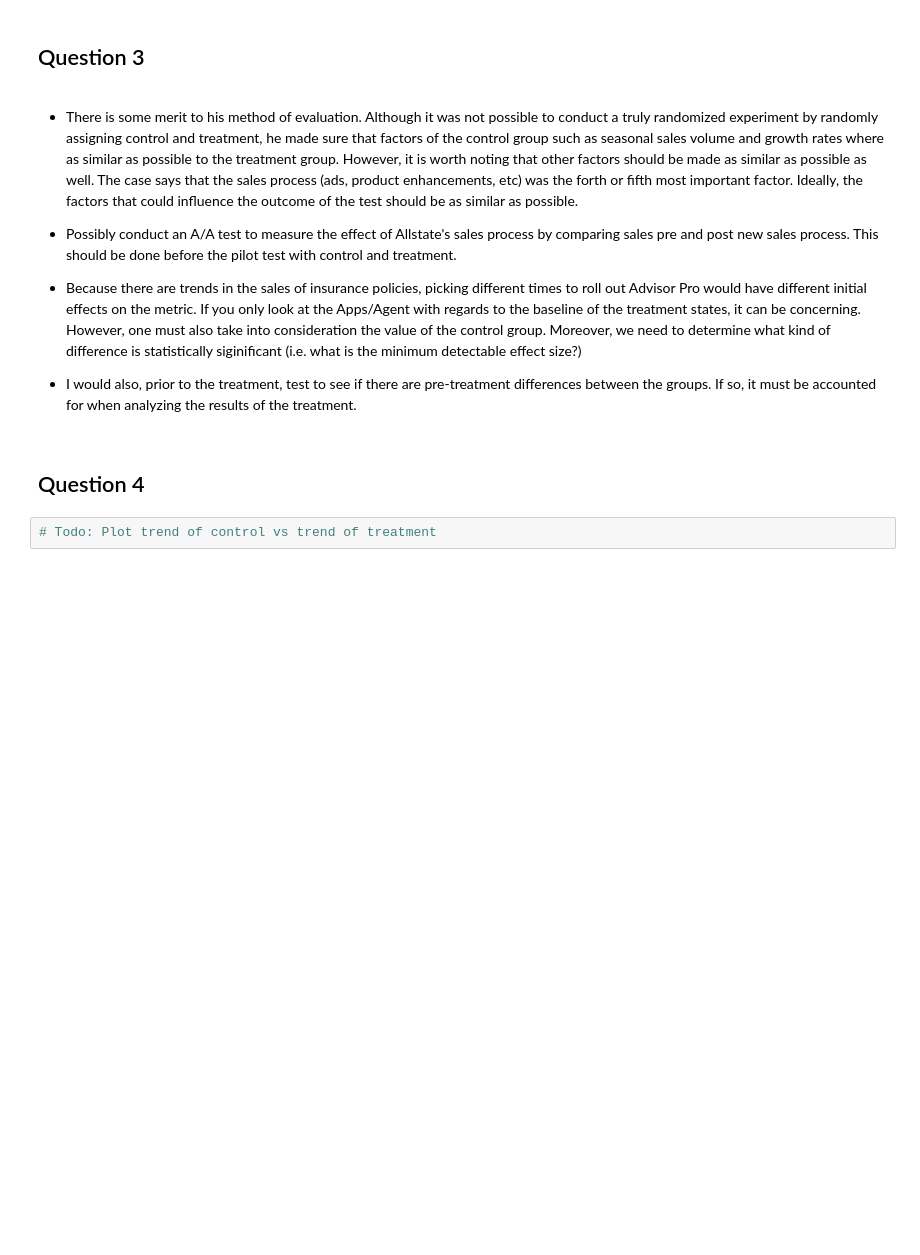
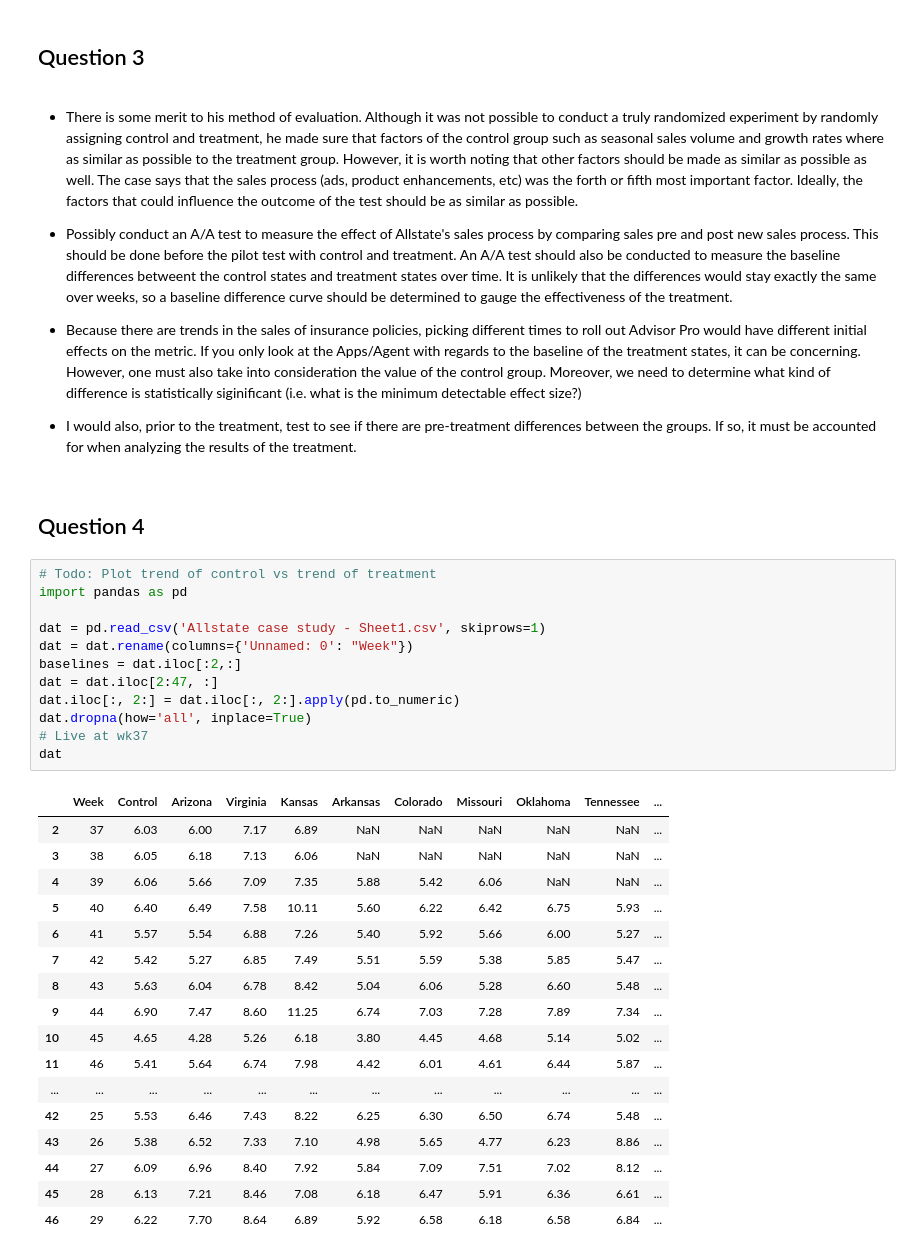
Before and after one commit to HenryLiang-123/MSiA_410, a Jupyter notebook: Allstate.ipynb, the cells around one changed output. Cells and saved outputs as stored; diff of their text form; blank space fills up the shorter version.

```diff
--- a/Allstate.ipynb
+++ b/Allstate.ipynb
@@ -11,12 +11,40 @@ Due to technology restraits, complexity, and sales volume, the rollout of this t
 # %% [markdown]
 - There is some merit to his method of evaluation. Although it was not possible to conduct a truly randomized experiment by randomly assigning control and treatment, he made sure that factors of the control group such as seasonal sales volume and growth rates where as similar as possible to the treatment group. However, it is worth noting that other factors should be made as similar as possible as well. The case says that the sales process (ads, product enhancements, etc) was the forth or fifth most important factor. Ideally, the factors that could influence the outcome of the test should be as similar as possible.
 
-- Possibly conduct an A/A test to measure the effect of Allstate's sales process by comparing sales pre and post new sales process. This should be done before the pilot test with control and treatment.
+- Possibly conduct an A/A test to measure the effect of Allstate's sales process by comparing sales pre and post new sales process. This should be done before the pilot test with control and treatment. An A/A test should also be conducted to measure the baseline differences betweent the control states and treatment states over time. It is unlikely that the differences would stay exactly the same over weeks, so a baseline difference curve should be determined to gauge the effectiveness of the treatment.
 
 - Because there are trends in the sales of insurance policies, picking different times to roll out Advisor Pro would have different initial effects on the metric. If you only look at the Apps/Agent with regards to the baseline of the treatment states, it can be concerning. However, one must also take into consideration the value of the control group. Moreover, we need to determine what kind of difference is statistically siginificant (i.e. what is the minimum detectable effect size?)
 
 - I would also, prior to the treatment, test to see if there are pre-treatment differences between the groups. If so, it must be accounted for when analyzing the results of the treatment.
 # %% [markdown]
 ## Question 4
-# %%
-# Todo: Plot trend of control vs trend of treatment
+# %%
+# Todo: Plot trend of control vs trend of treatment
+import pandas as pd
+
+dat = pd.read_csv('Allstate case study - Sheet1.csv', skiprows=1)
+dat = dat.rename(columns={'Unnamed: 0': "Week"})
+baselines = dat.iloc[:2,:]
+dat = dat.iloc[2:47, :]
+dat.iloc[:, 2:] = dat.iloc[:, 2:].apply(pd.to_numeric)
+dat.dropna(how='all', inplace=True)
+# Live at wk37
+dat
+# %% [output]
+|  | Week | Control | Arizona | Virginia | Kansas | Arkansas | Colorado | Missouri | Oklahoma | Tennessee | ... |
+| 2 | 37 | 6.03 | 6.00 | 7.17 | 6.89 | NaN | NaN | NaN | NaN | NaN | ... |
+| 3 | 38 | 6.05 | 6.18 | 7.13 | 6.06 | NaN | NaN | NaN | NaN | NaN | ... |
+| 4 | 39 | 6.06 | 5.66 | 7.09 | 7.35 | 5.88 | 5.42 | 6.06 | NaN | NaN | ... |
+| 5 | 40 | 6.40 | 6.49 | 7.58 | 10.11 | 5.60 | 6.22 | 6.42 | 6.75 | 5.93 | ... |
+| 6 | 41 | 5.57 | 5.54 | 6.88 | 7.26 | 5.40 | 5.92 | 5.66 | 6.00 | 5.27 | ... |
+| 7 | 42 | 5.42 | 5.27 | 6.85 | 7.49 | 5.51 | 5.59 | 5.38 | 5.85 | 5.47 | ... |
+| 8 | 43 | 5.63 | 6.04 | 6.78 | 8.42 | 5.04 | 6.06 | 5.28 | 6.60 | 5.48 | ... |
+| 9 | 44 | 6.90 | 7.47 | 8.60 | 11.25 | 6.74 | 7.03 | 7.28 | 7.89 | 7.34 | ... |
+| 10 | 45 | 4.65 | 4.28 | 5.26 | 6.18 | 3.80 | 4.45 | 4.68 | 5.14 | 5.02 | ... |
+| 11 | 46 | 5.41 | 5.64 | 6.74 | 7.98 | 4.42 | 6.01 | 4.61 | 6.44 | 5.87 | ... |
+| ... | ... | ... | ... | ... | ... | ... | ... | ... | ... | ... | ... |
+| 42 | 25 | 5.53 | 6.46 | 7.43 | 8.22 | 6.25 | 6.30 | 6.50 | 6.74 | 5.48 | ... |
+| 43 | 26 | 5.38 | 6.52 | 7.33 | 7.10 | 4.98 | 5.65 | 4.77 | 6.23 | 8.86 | ... |
+| 44 | 27 | 6.09 | 6.96 | 8.40 | 7.92 | 5.84 | 7.09 | 7.51 | 7.02 | 8.12 | ... |
+| 45 | 28 | 6.13 | 7.21 | 8.46 | 7.08 | 6.18 | 6.47 | 5.91 | 6.36 | 6.61 | ... |
+| 46 | 29 | 6.22 | 7.70 | 8.64 | 6.89 | 5.92 | 6.58 | 6.18 | 6.58 | 6.84 | ... |
```
Also changed, not shown: parts of 5 cells of this notebook.
